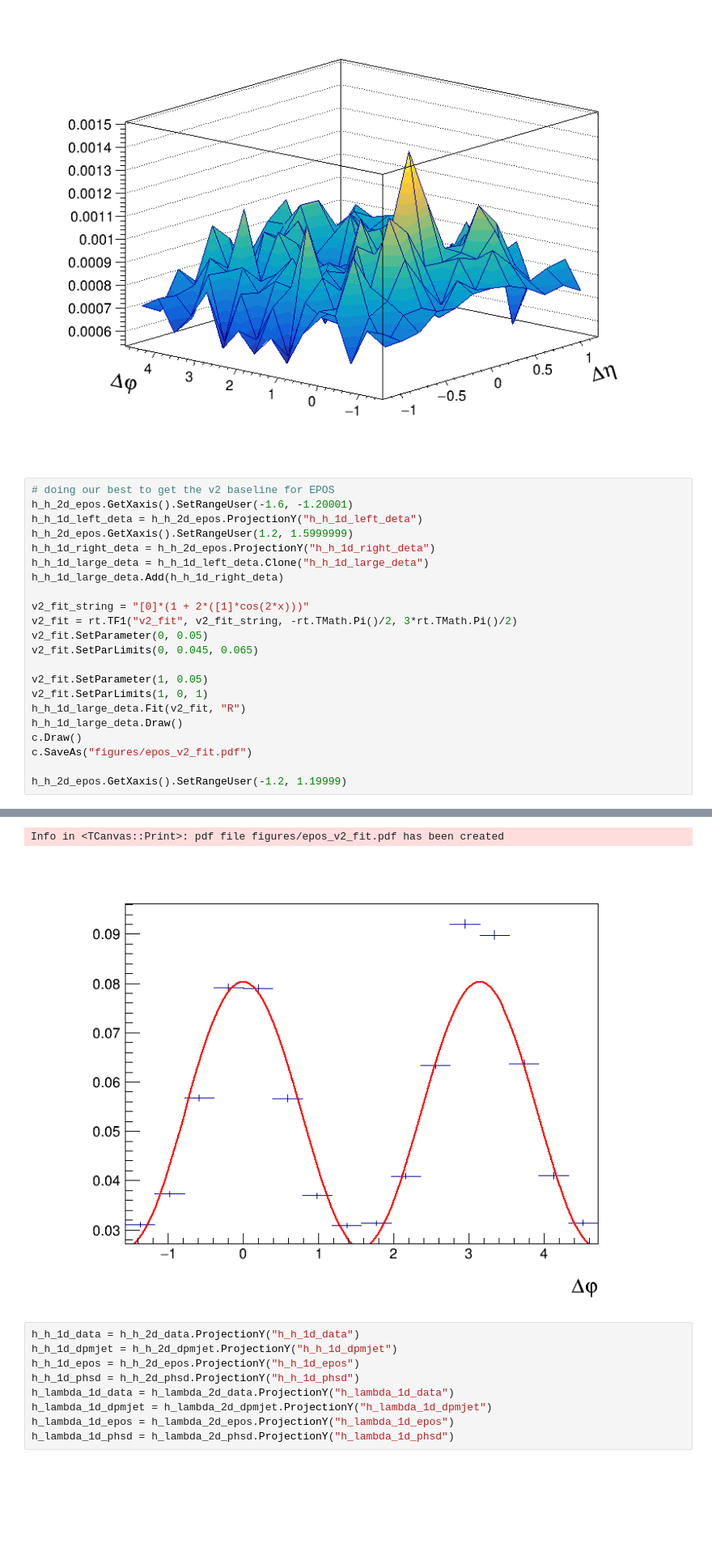
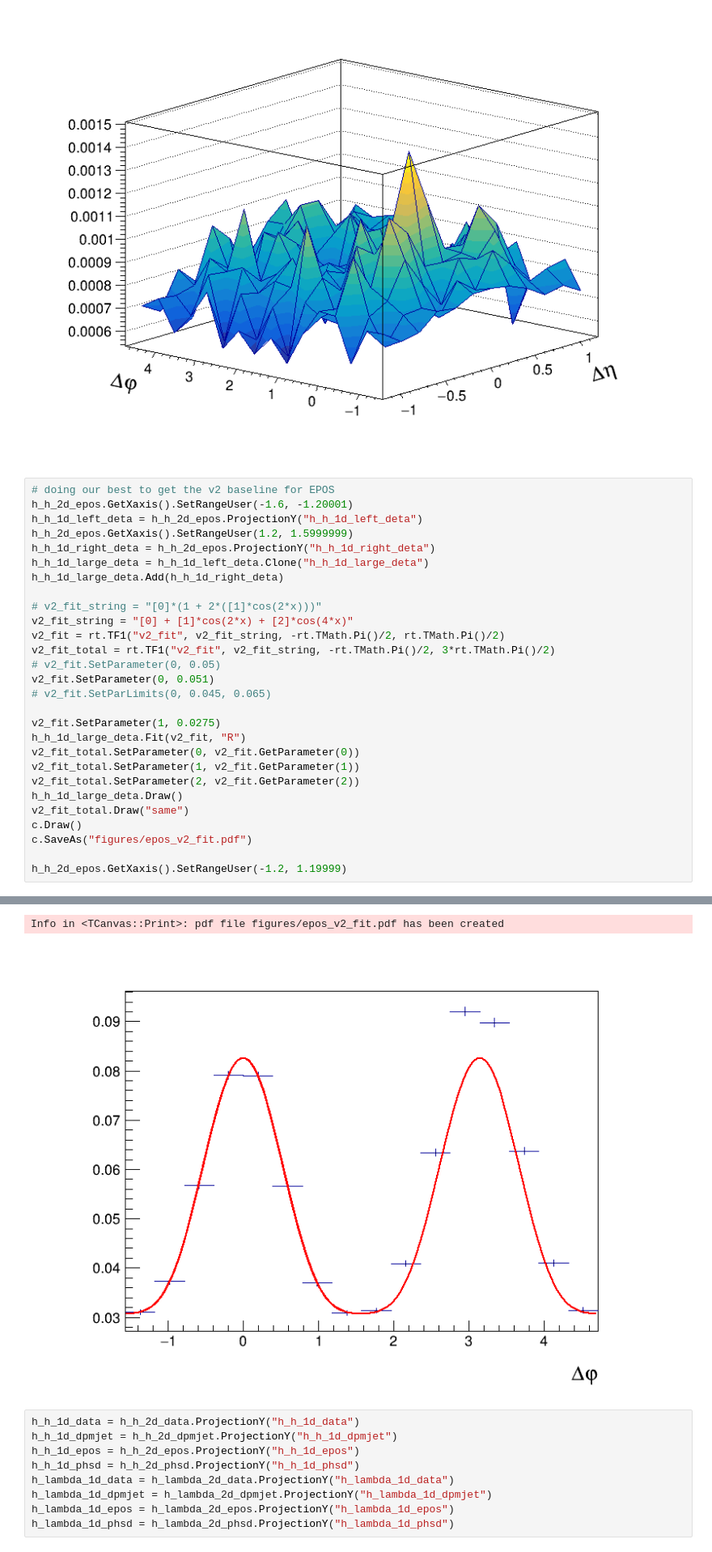
Before and after one commit to rhanniga/lambda-over-hadron, a Jupyter notebook: model_comp/quick_comp.ipynb, the cells around one changed output, grey strips where cells are left out. Shown at 81% size. Cells and saved outputs as stored; diff of their text form; blank space fills up the shorter version.

```diff
--- a/model_comp/quick_comp.ipynb
+++ b/model_comp/quick_comp.ipynb
@@ -253,15 +253,21 @@ h_h_1d_right_deta = h_h_2d_epos.ProjectionY("h_h_1d_right_deta")
 h_h_1d_large_deta = h_h_1d_left_deta.Clone("h_h_1d_large_deta")
 h_h_1d_large_deta.Add(h_h_1d_right_deta)
 
-v2_fit_string = "[0]*(1 + 2*([1]*cos(2*x)))"
-v2_fit = rt.TF1("v2_fit", v2_fit_string, -rt.TMath.Pi()/2, 3*rt.TMath.Pi()/2)
-v2_fit.SetParameter(0, 0.05)
-v2_fit.SetParLimits(0, 0.045, 0.065)
+# v2_fit_string = "[0]*(1 + 2*([1]*cos(2*x)))"
+v2_fit_string = "[0] + [1]*cos(2*x) + [2]*cos(4*x)"
+v2_fit = rt.TF1("v2_fit", v2_fit_string, -rt.TMath.Pi()/2, rt.TMath.Pi()/2)
+v2_fit_total = rt.TF1("v2_fit", v2_fit_string, -rt.TMath.Pi()/2, 3*rt.TMath.Pi()/2)
+# v2_fit.SetParameter(0, 0.05)
+v2_fit.SetParameter(0, 0.051)
+# v2_fit.SetParLimits(0, 0.045, 0.065)
 
-v2_fit.SetParameter(1, 0.05)
-v2_fit.SetParLimits(1, 0, 1)
+v2_fit.SetParameter(1, 0.0275)
 h_h_1d_large_deta.Fit(v2_fit, "R")
+v2_fit_total.SetParameter(0, v2_fit.GetParameter(0))
+v2_fit_total.SetParameter(1, v2_fit.GetParameter(1))
+v2_fit_total.SetParameter(2, v2_fit.GetParameter(2))
 h_h_1d_large_deta.Draw()
+v2_fit_total.Draw("same")
 c.Draw()
 c.SaveAs("figures/epos_v2_fit.pdf")
 
@@ -277,5 +283,5 @@ h_h_2d_epos.GetXaxis().SetRangeUser(-1.2, 1.19999)
 Info in <TCanvas::Print>: pdf file figures/epos_v2_fit.pdf has been created
-[figure, old version]
+[figure, new version]
 # %%
 h_h_1d_data = h_h_2d_data.ProjectionY("h_h_1d_data")
 h_h_1d_dpmjet = h_h_2d_dpmjet.ProjectionY("h_h_1d_dpmjet")
```
Also changed, not shown: parts of 4 cells of this notebook, 29 other files.
